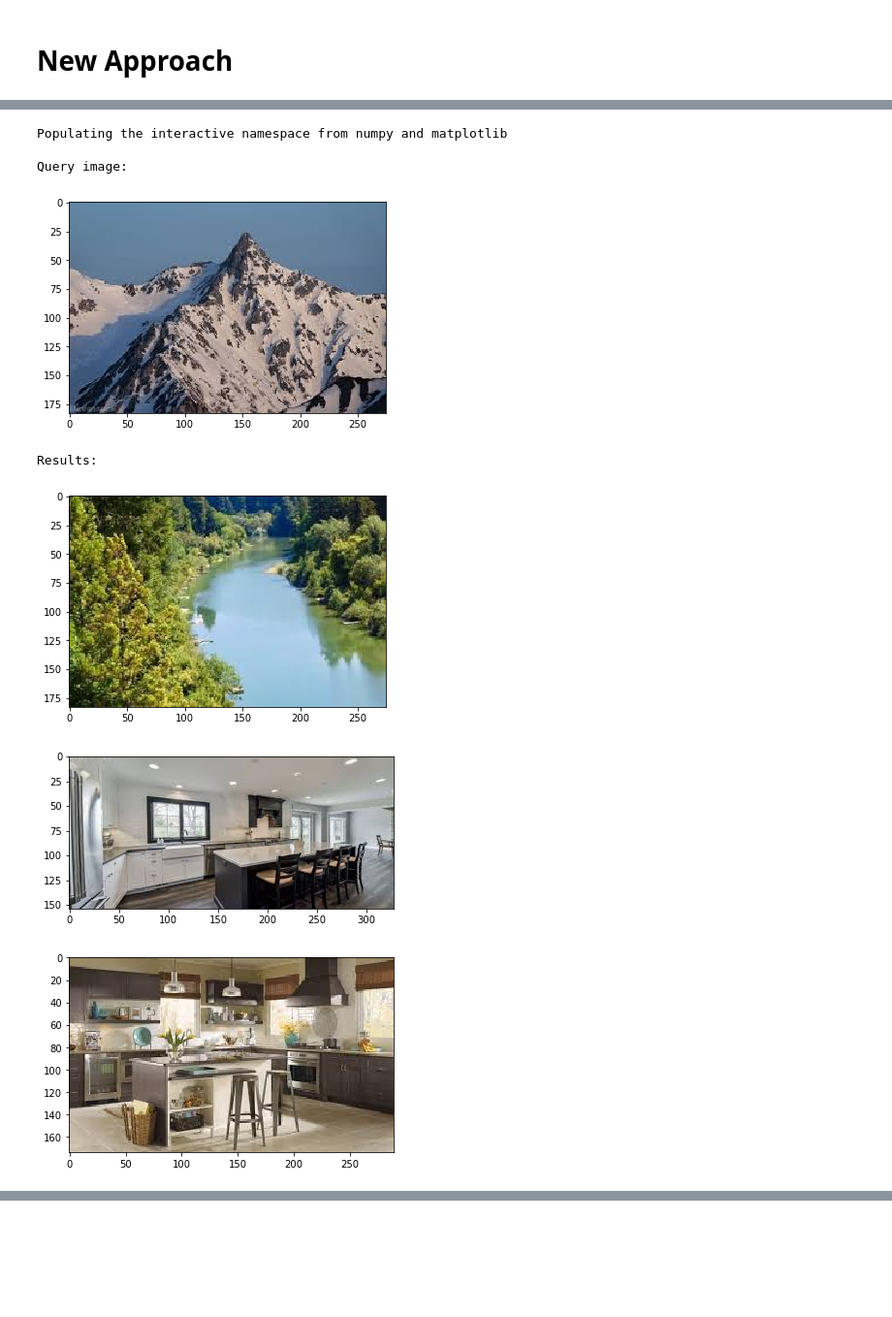
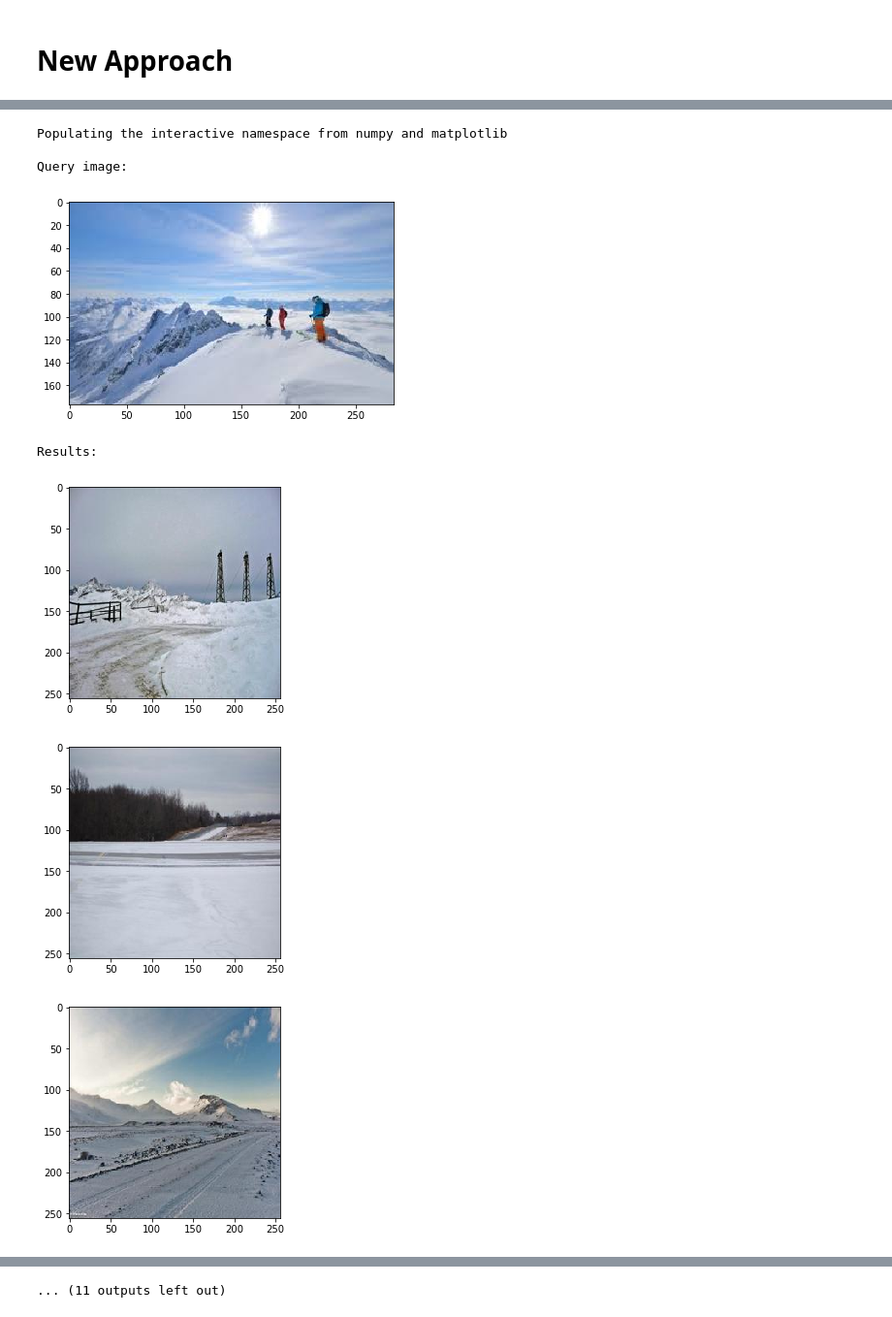
Before and after one commit to UMass-Rescue/image-similarity, a Jupyter notebook: query-image-retrieval.ipynb, the cells around one changed output, grey strips where cells are left out. Shown at 97% size. Drawn from its saved outputs; the diff is of its cells as text; code cells hidden in the pictures; blank space fills up the shorter version.

Commit message:
Adds scene classifications knowledge to image similarity search

```diff
--- a/query-image-retrieval.ipynb
+++ b/query-image-retrieval.ipynb
@@ -267,0 +285,26 @@ K = 6
+# %%
+import numpy as np
+from keras.applications.vgg16 import VGG16
+from keras.backend import l2_normalize
+from keras.layers import *
+from keras.models import Model
+from keras.preprocessing.image import load_img, img_to_array
+from skimage import transform
+from keras.models import Sequential
+from keras.layers import Dense, Dropout, Flatten
+from keras.layers import Conv2D, MaxPooling2D
+from keras.layers import Embedding
+import time
+import os
+import image_api
+
+model_name = 'deepranking-v2-150000.h5'
+query_image = 'data\image-14.jpg'
+root_dir = r'D:\SPRING-20\696-E\image-similarity\output_dir'
+class_dir = image_api.get_image_scene(query_image)
+img_directory = root_dir+'\\'+class_dir
+print(img_directory)
+embedding_file_path = 'embeddings.json'
+K = 20
+# import gc
+# gc.collect()
@@ -278,24 +322,37 @@ End time is  0.08275127410888672
 # %%
 %pylab inline
 import matplotlib.pyplot as plt
 import matplotlib.image as mpimg
 
+
+class color:
+   PURPLE = '\033[95m'
+   CYAN = '\033[96m'
+   DARKCYAN = '\033[36m'
+   BLUE = '\033[94m'
+   GREEN = '\033[92m'
+   YELLOW = '\033[93m'
+   RED = '\033[91m'
+   BOLD = '\033[1m'
+   UNDERLINE = '\033[4m'
+   END = '\033[0m'
+
 print("\n"+color.BOLD + "Query image: " + color.END + "\n")
-img_path = os.path.join(img_directory, query_image)
-img=mpimg.imread(img_path)
+# img_path = os.path.join(img_directory, query_image)
+img=mpimg.imread(query_image)
 imgplot = plt.imshow(img)
 plt.show()
 print(color.BOLD + "Results:" + color.END + "\n")
 for image in sorted_image_scores:
     img=mpimg.imread(image)
     imgplot = plt.imshow(img)
     plt.show()
 # %% [output]
 Populating the interactive namespace from numpy and matplotlib
 
 Query image:
-[figure, old version]
+[figure, new version]
 Results:
-[figure, old version]
+[figure, new version]
-[figure, old version]
+[figure, new version]
-[figure, old version]
+[figure, new version]
@@ -304,0 +365 @@ Results:
+... (11 outputs left out)
```
Also changed, not shown: parts of 9 cells of this notebook, 3 other files.
